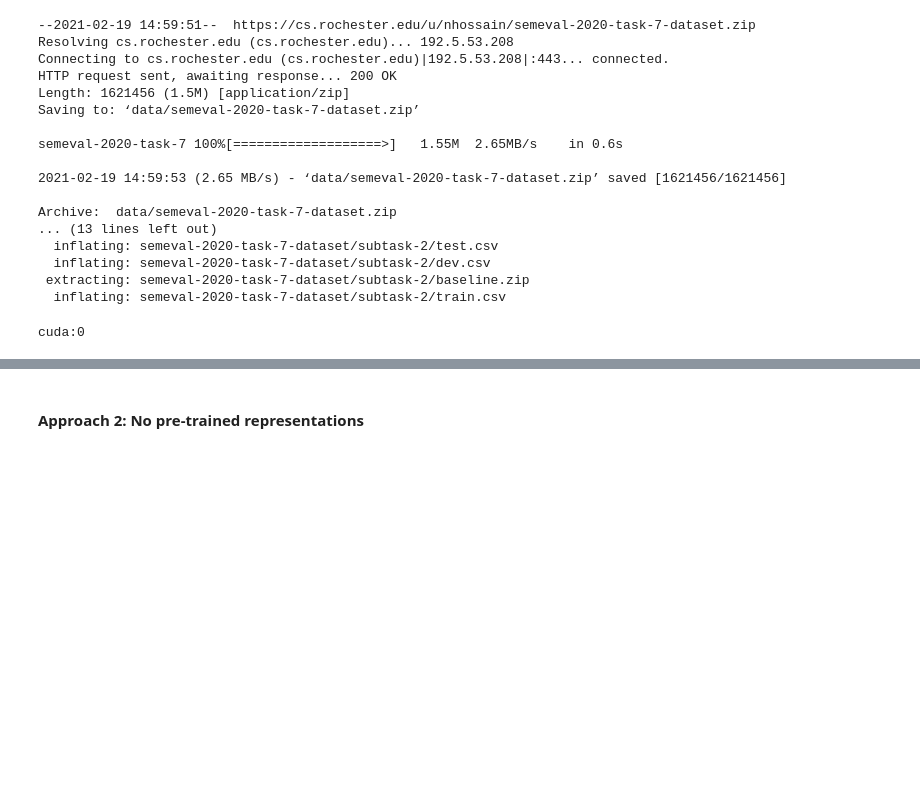
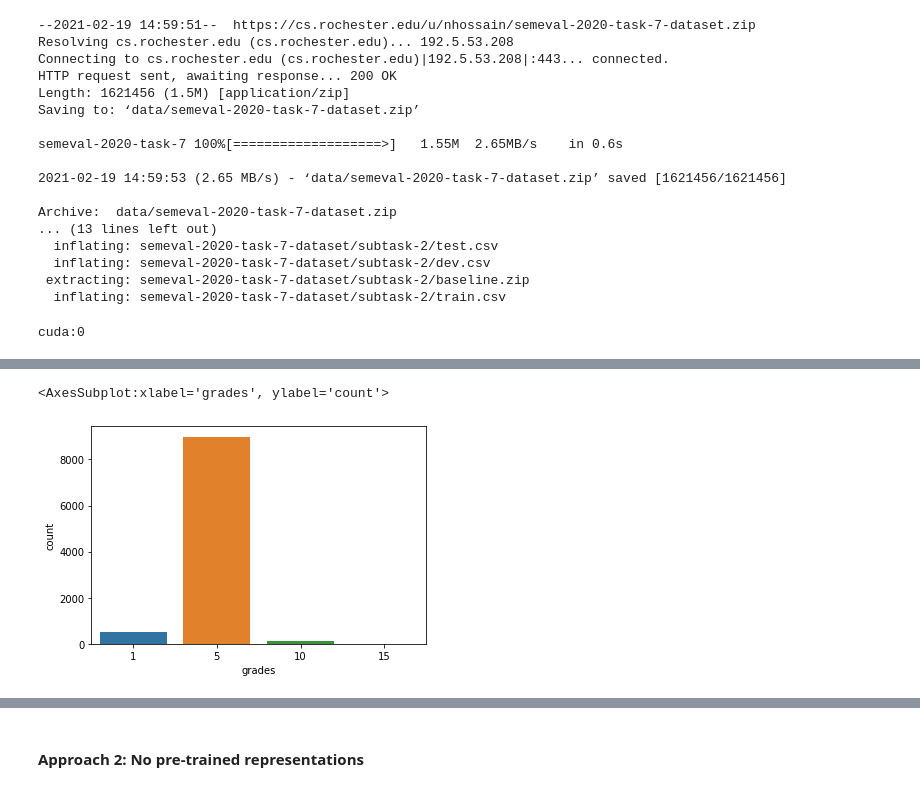
Before and after one commit to ML3ngiRNErT/funniness-regression, a Jupyter notebook: task_1_main.ipynb, the cells around one changed output, grey strips where cells are left out. Cells and saved outputs as stored; diff of their text form; code cells hidden in the pictures; blank space fills up the shorter version.

```diff
--- a/task_1_main.ipynb
+++ b/task_1_main.ipynb
@@ -103,0 +116,6 @@ test_df = pd.read_csv('data/dev.csv')
+# %%
+# Number of people grading each example
+sns.countplot(x="grades", data=pd.DataFrame(train_df.grades.apply(lambda x : len(str(x))), columns=['grades']))
+# %% [output]
+<AxesSubplot:xlabel='grades', ylabel='count'>
+[figure, added]
```
Also changed, not shown: parts of 12 cells of this notebook.
